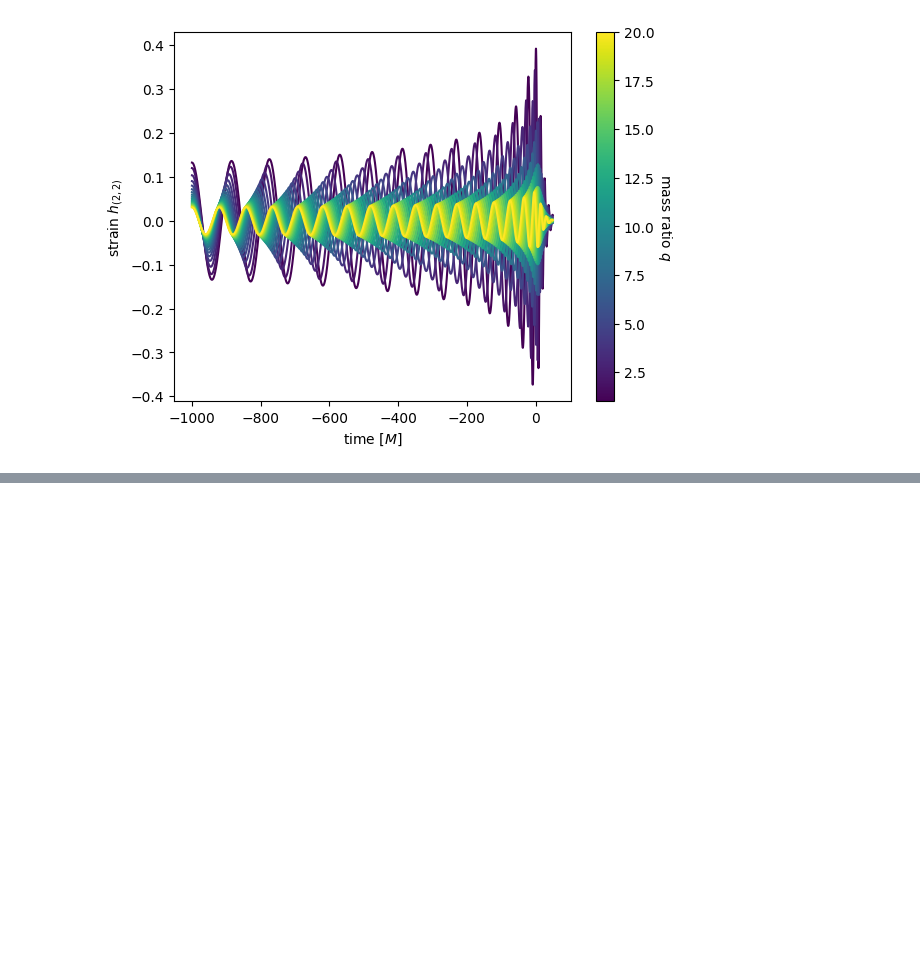
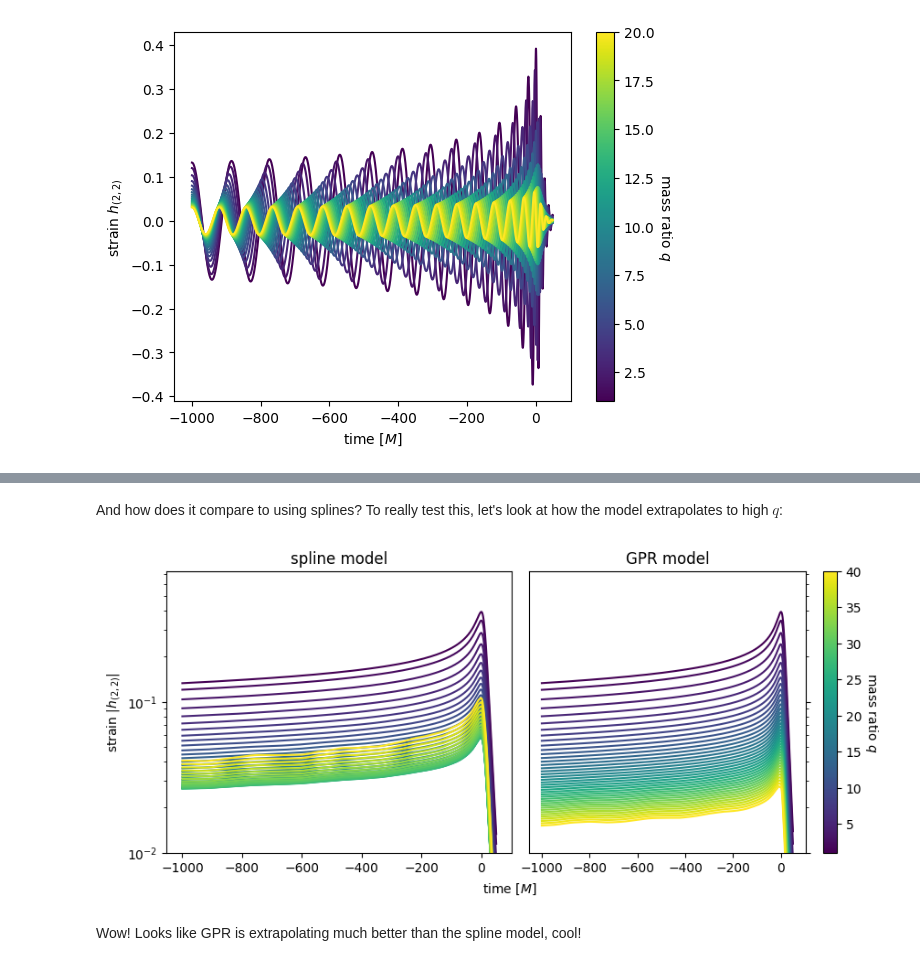
Before and after one commit to keefemitman/SXSAndSurrogates, a Jupyter notebook: Tutorial.ipynb, the cells around one changed output, grey strips where cells are left out. Cells and saved outputs as stored; diff of their text form; code cells hidden in the pictures; blank space fills up the shorter version.

```diff
--- a/Tutorial.ipynb
+++ b/Tutorial.ipynb
@@ -649,0 +734,40 @@ c.set_label('mass ratio $q$', rotation=270, labelpad=14)
+# %% [markdown]
+And how does it compare to using splines? To really test this, let's look at how the model extrapolates to high $q$:
+# %%
+fine_qs = np.arange(1, 40 + 1, 1)
+
+norm = colors.Normalize(vmin=min(fine_qs), vmax=max(fine_qs))
+cmap = cm.get_cmap('viridis')
+
+fig, axis = plt.subplots(1, 2, figsize=(10, 4), sharex=True, sharey=True)
+plt.subplots_adjust(wspace=0.05)
+
+for q in fine_qs:
+    A_eim_spline_eval = np.array([splev(q, A_eim_spline[i]) for i in range(len(A_eim.indices))])
+    phi_eim_spline_eval = np.array([splev(q, phi_eim_spline[i]) for i in range(len(phi_eim.indices))])
+    h_approx = np.dot(A_eim.B.transpose(), A_eim_spline_eval) * np.exp(1j * np.dot(phi_eim.B.transpose(), phi_eim_spline_eval))
+    axis[0].plot(t_common, abs(h_approx), color=cmap(norm(q)))
+
+for q in fine_qs:
+    A_GPR_eval = np.array([A_GPR[i]([np.log10(q)], raise_warning=False) for i in range(len(A_eim.indices))])
+    phi_GPR_eval = np.array([phi_GPR[i]([np.log10(q)], raise_warning=False) for i in range(len(phi_eim.indices))])
+    h_approx = np.dot(A_eim.B.transpose(), A_GPR_eval) * np.exp(1j * np.dot(phi_eim.B.transpose(), phi_GPR_eval))
+    axis[1].plot(t_common, abs(h_approx), color=cmap(norm(q)))
+
+axis[1].yaxis.tick_right()
+
+res = plt.scatter([None]*len(fine_qs), [None]*len(fine_qs), c=np.array(fine_qs), vmin=min(fine_qs), vmax=max(fine_qs), cmap='viridis')
+c = plt.colorbar(res)
+c.set_label('mass ratio $q$', rotation=270, labelpad=14)
+axis[0].set_yscale('log')
+axis[0].set_ylim(1e-2)
+
+axis[0].set_ylabel(r'strain $|h_{(2,2)}|$')
+fig.text(0.5, 0.0, r'time $[M]$', ha='center');
+
+axis[0].set_title('spline model')
+axis[1].set_title('GPR model');
+# %% [output]
+[figure, added]
+# %% [markdown]
+Wow! Looks like GPR is extrapolating much better than the spline model, cool!
```
Also changed, not shown: parts of 11 cells of this notebook, 3 other files.
